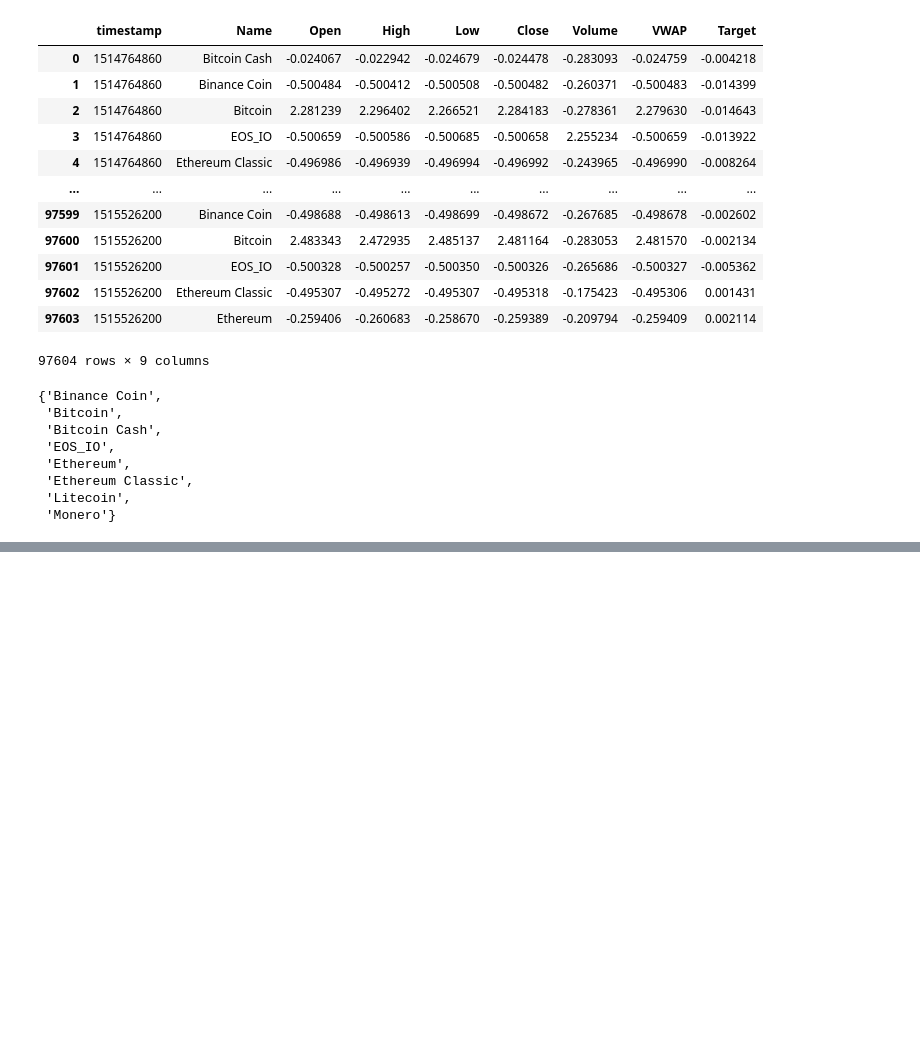
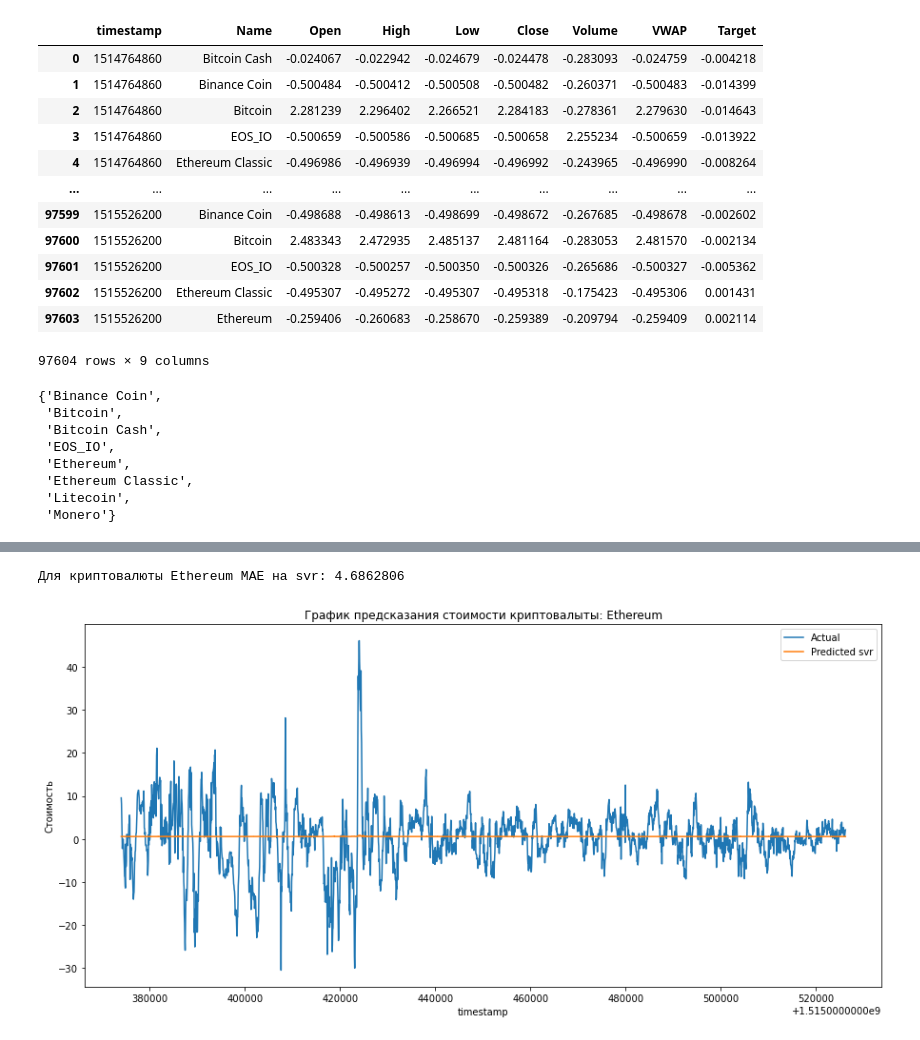
Before and after one commit to paskag/G_Research_Crypto_Forecast, a Jupyter notebook: machine_learning/Crypto_project.ipynb, the cells around one changed output, grey strips where cells are left out. Saved outputs shown, nothing was run; the diff lists cells and outputs as text; code cells hidden in the pictures; blank space fills up the shorter version.

```diff
--- a/machine_learning/Crypto_project.ipynb
+++ b/machine_learning/Crypto_project.ipynb
@@ -78,0 +95,9 @@ n
+# %%
+name = "Ethereum"
+X_train, X_valid, y_train, y_valid = train_test_split(name, df_without_null_scaled)
+model = train_svr(name, X_train, y_train)
+save_model(name, "svr", model)
+visualization(name, df_without_null_scaled, "svr")
+# %% [output]
+Для криптовалюты Ethereum MAE на svr: 4.6862806
+[figure, added]
```
Also changed, not shown: parts of 6 cells of this notebook, 29 other files.
